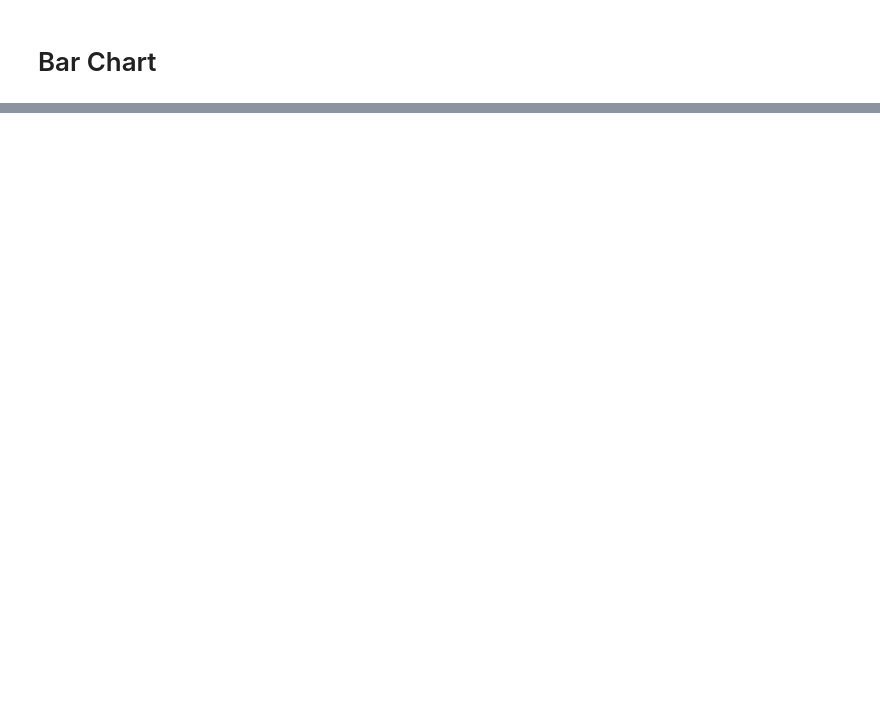
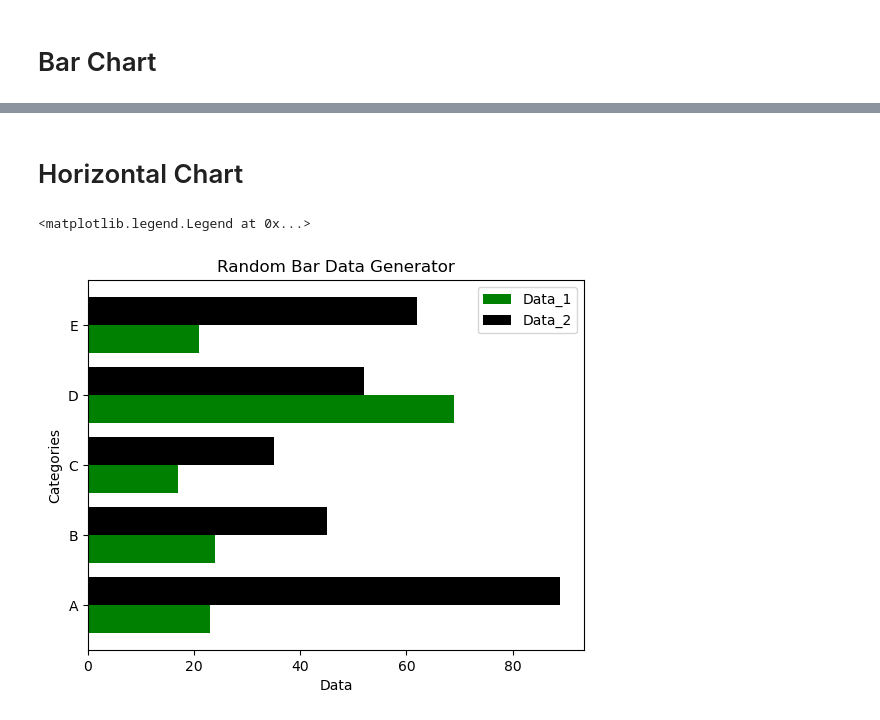
Before and after one commit to Sauravkumarv/Algorith_Jupyter_AIML, a Jupyter notebook: MATPLOTLIB/bar_chart.ipynb, the cells around one changed output, grey strips where cells are left out. Cells and saved outputs as stored; diff of their text form; code cells hidden in the pictures; blank space fills up the shorter version.

```diff
--- a/MATPLOTLIB/bar_chart.ipynb
+++ b/MATPLOTLIB/bar_chart.ipynb
@@ -35,0 +36,22 @@ for m in range(len(male_population)):
+# %% [markdown]
+# Horizontal Chart
+# %%
+import random
+
+categories = ["A", "B", "C", "D", "E"]
+data_1 = [random.randint(10, 120) for _ in categories]
+data_2 = [random.randint(10, 120) for _ in categories]
+
+x=np.arange(len(data_1))
+heigth=0.4
+
+plt.title("Random Bar Data Generator")
+plt.ylabel("Categories")
+plt.xlabel("Data")
+plt.barh(x-heigth/2,data_1,heigth,label="Data_1",color="green")
+plt.barh(x+heigth/2,data_2,heigth,label="Data_2",color="black")
+plt.yticks(x,categories)
+plt.legend()
+# %% [output]
+<matplotlib.legend.Legend at 0x...>
+[figure, added]
```
Also changed, not shown: parts of 1 cell of this notebook, 1 other file.
